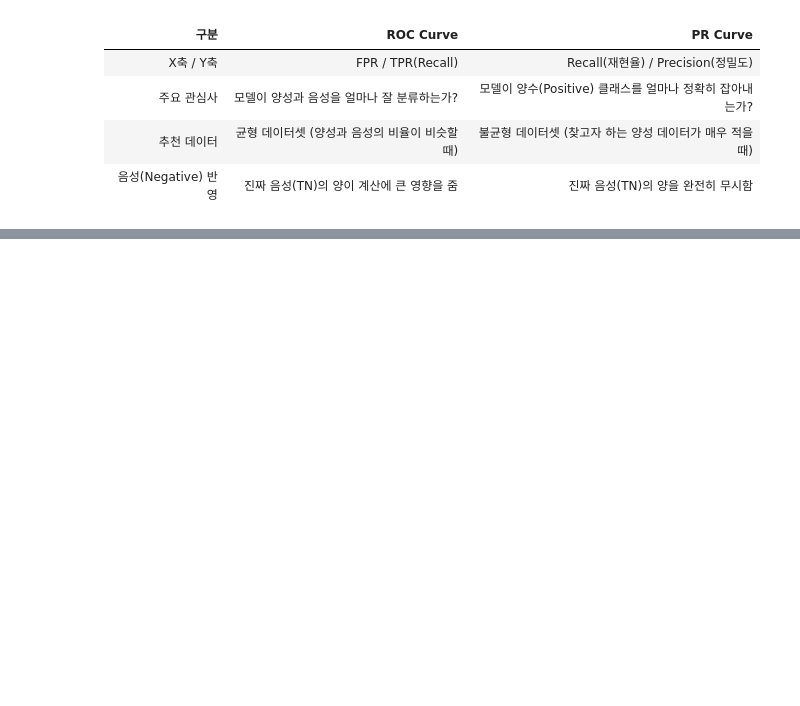
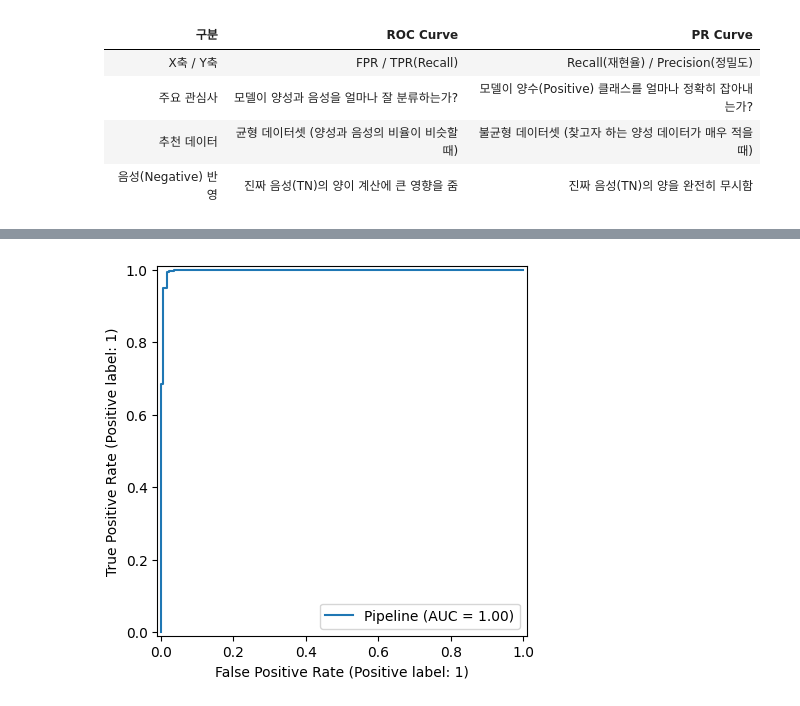
Before and after one commit to JakeOh/202605_BD57, a Jupyter notebook: lab_ml/ml09_classification.ipynb, the cells around one changed output, grey strips where cells are left out. Cells and saved outputs as stored; diff of their text form; code cells hidden in the pictures; blank space fills up the shorter version.

```diff
--- a/lab_ml/ml09_classification.ipynb
+++ b/lab_ml/ml09_classification.ipynb
@@ -225,0 +263,5 @@ plt.show()
+# %%
+RocCurveDisplay.from_estimator(estimator=pipe_logit, X=x_train, y=y_train)
+plt.show()
+# %% [output]
+[figure, added]
```
Also changed, not shown: parts of 23 cells of this notebook.
